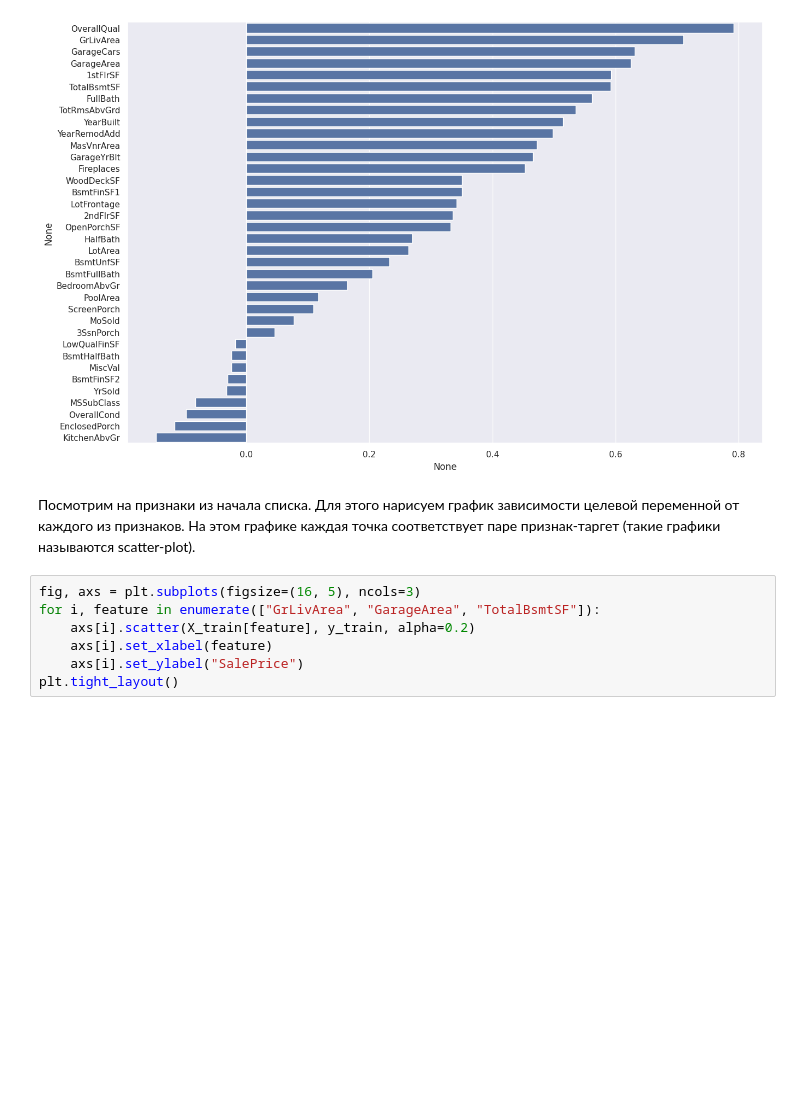
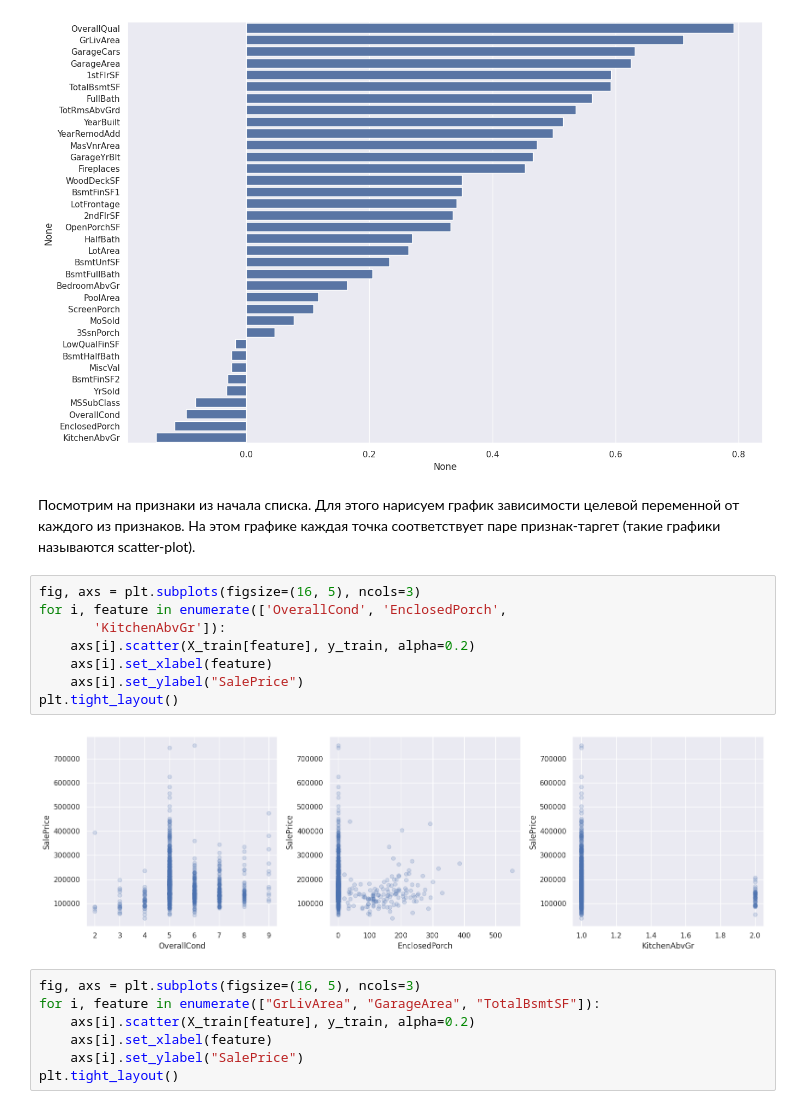
Before and after one commit to hse-ds/ml-hse-nes, a Jupyter notebook: 2024/seminars/seminar02/linear_regression_intro.ipynb, the cells around one changed output. Drawn from its saved outputs; the diff is of its cells as text; blank space fills up the shorter version.

```diff
--- a/2024/seminars/seminar02/linear_regression_intro.ipynb
+++ b/2024/seminars/seminar02/linear_regression_intro.ipynb
@@ -155,6 +155,16 @@ plot.figure.set_size_inches(15, 10)
 [figure]
 # %% [markdown]
 Посмотрим на признаки из начала списка. Для этого нарисуем график зависимости целевой переменной от каждого из признаков. На этом графике каждая точка соответствует паре признак-таргет (такие графики называются scatter-plot).
+# %%
+fig, axs = plt.subplots(figsize=(16, 5), ncols=3)
+for i, feature in enumerate(['OverallCond', 'EnclosedPorch',
+       'KitchenAbvGr']):
+    axs[i].scatter(X_train[feature], y_train, alpha=0.2)
+    axs[i].set_xlabel(feature)
+    axs[i].set_ylabel("SalePrice")
+plt.tight_layout()
+# %% [output]
+[figure, added]
 # %%
 fig, axs = plt.subplots(figsize=(16, 5), ncols=3)
 for i, feature in enumerate(["GrLivArea", "GarageArea", "TotalBsmtSF"]):
```
Also changed, not shown: parts of 4 cells of this notebook.
